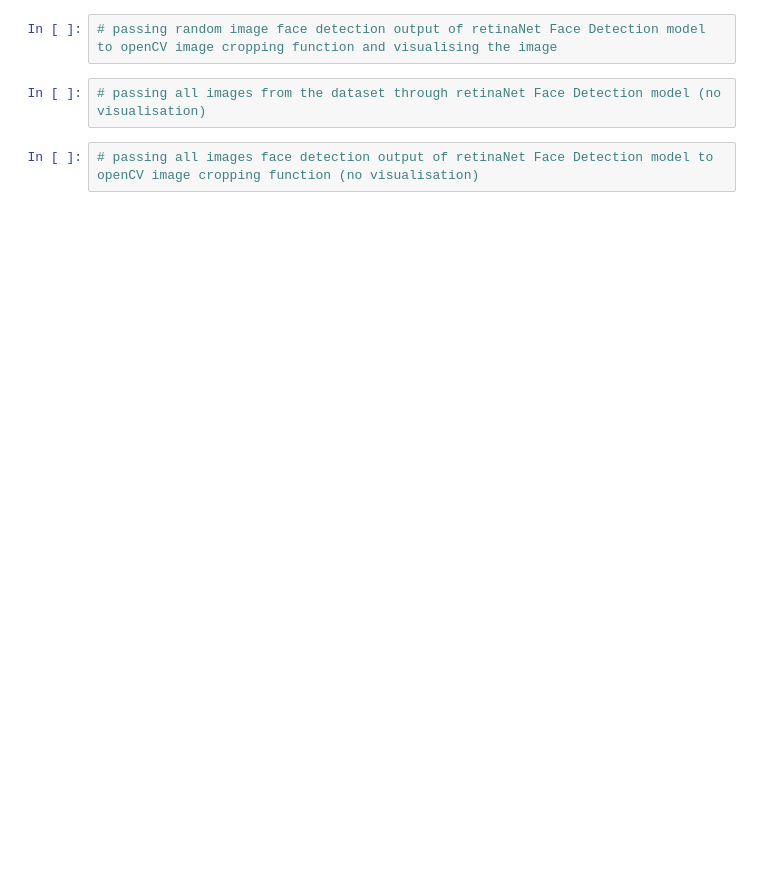
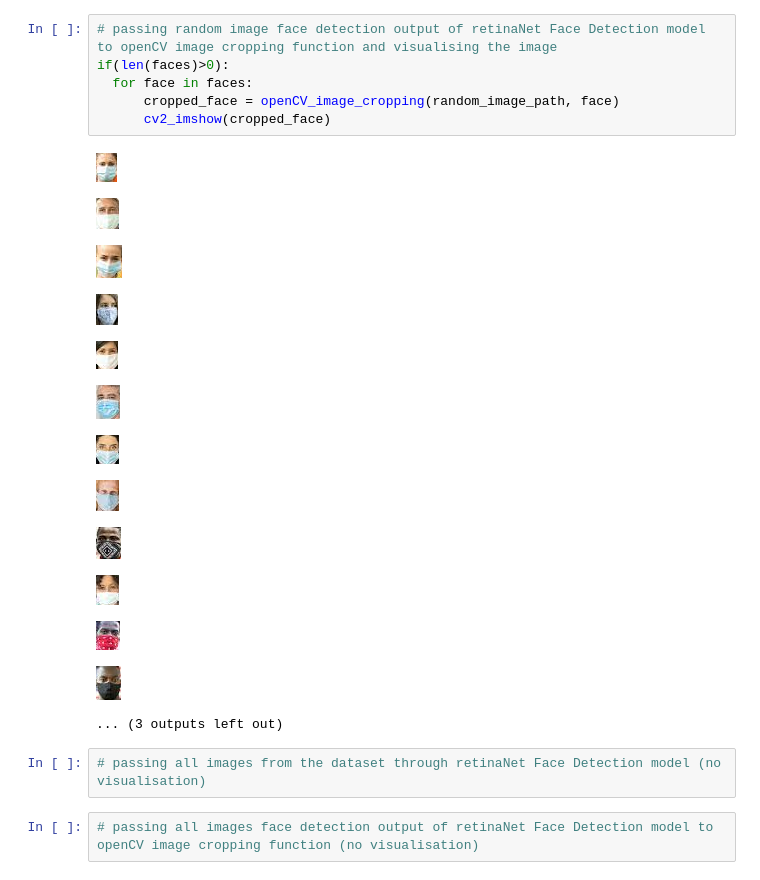
Before and after one commit to vipul43/Face_Mask_Detection, a Jupyter notebook: retinaNet.ipynb, the cells around one changed output. Cells and saved outputs as stored; diff of their text form; blank space fills up the shorter version.

```diff
--- a/retinaNet.ipynb
+++ b/retinaNet.ipynb
@@ -121,5 +82,23 @@ model success !
 # %%
 # passing random image face detection output of retinaNet Face Detection model to openCV image cropping function and visualising the image
+if(len(faces)>0):
+  for face in faces:
+      cropped_face = openCV_image_cropping(random_image_path, face)
+      cv2_imshow(cropped_face)
+# %% [output]
+[figure, added]
+[figure, added]
+[figure, added]
+[figure, added]
+[figure, added]
+[figure, added]
+[figure, added]
+[figure, added]
+[figure, added]
+[figure, added]
+[figure, added]
+[figure, added]
+... (3 outputs left out)
 # %%
 # passing all images from the dataset through retinaNet Face Detection model (no visualisation)
 # %%
```
Also changed, not shown: parts of 9 cells of this notebook.
